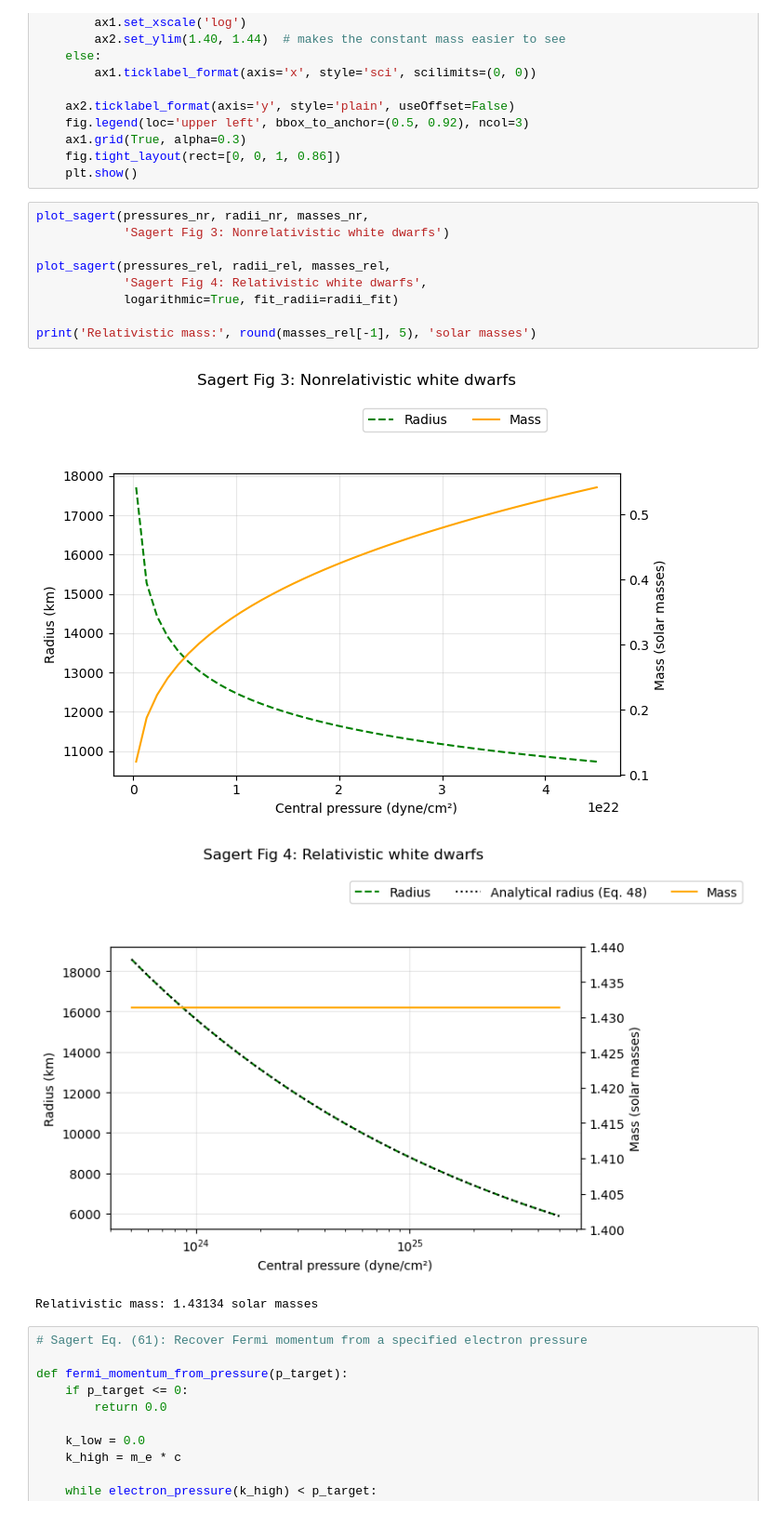
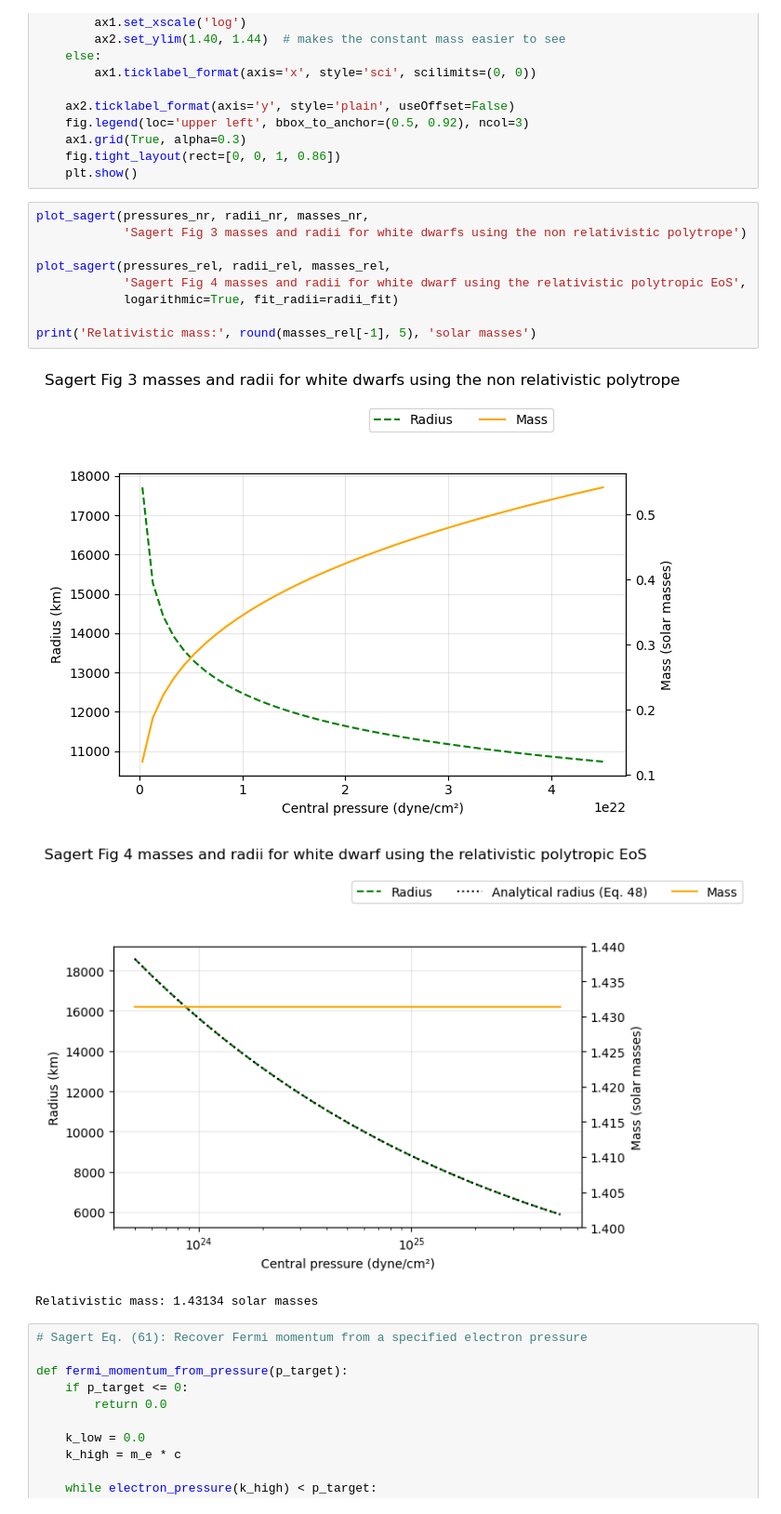
Before and after one commit to charlprend/Compact-Star-Modelling-, a Jupyter notebook: Notebooks/sagert_eos_code.ipynb, the cells around one changed output. Shown at 93% size. Saved outputs shown, nothing was run; the diff lists cells and outputs as text.

```diff
--- a/Notebooks/sagert_eos_code.ipynb
+++ b/Notebooks/sagert_eos_code.ipynb
@@ -785,16 +785,16 @@ def plot_sagert(central_pressures, radii, masses, title, logarithmic=False, fit_
     plt.show()
 # %%
 plot_sagert(pressures_nr, radii_nr, masses_nr,
-            'Sagert Fig 3: Nonrelativistic white dwarfs')
+            'Sagert Fig 3 masses and radii for white dwarfs using the non relativistic polytrope')
 
 plot_sagert(pressures_rel, radii_rel, masses_rel,
-            'Sagert Fig 4: Relativistic white dwarfs',
+            'Sagert Fig 4 masses and radii for white dwarf using the relativistic polytropic EoS',
             logarithmic=True, fit_radii=radii_fit)
 
 print('Relativistic mass:', round(masses_rel[-1], 5), 'solar masses')
 # %% [output]
-[figure, old version]
+[figure, new version]
-[figure, old version]
+[figure, new version]
 Relativistic mass: 1.43134 solar masses
 # %%
 # Sagert Eq. (61): Recover Fermi momentum from a specified electron pressure
```
Also changed, not shown: parts of 4 cells of this notebook, 8 other files.
